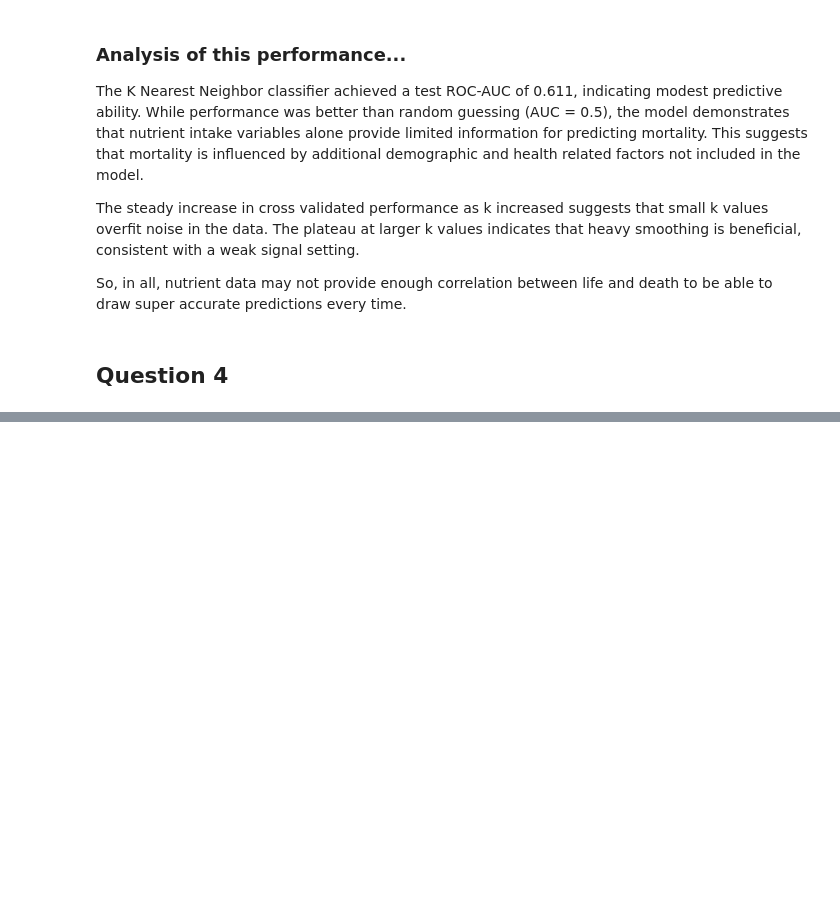
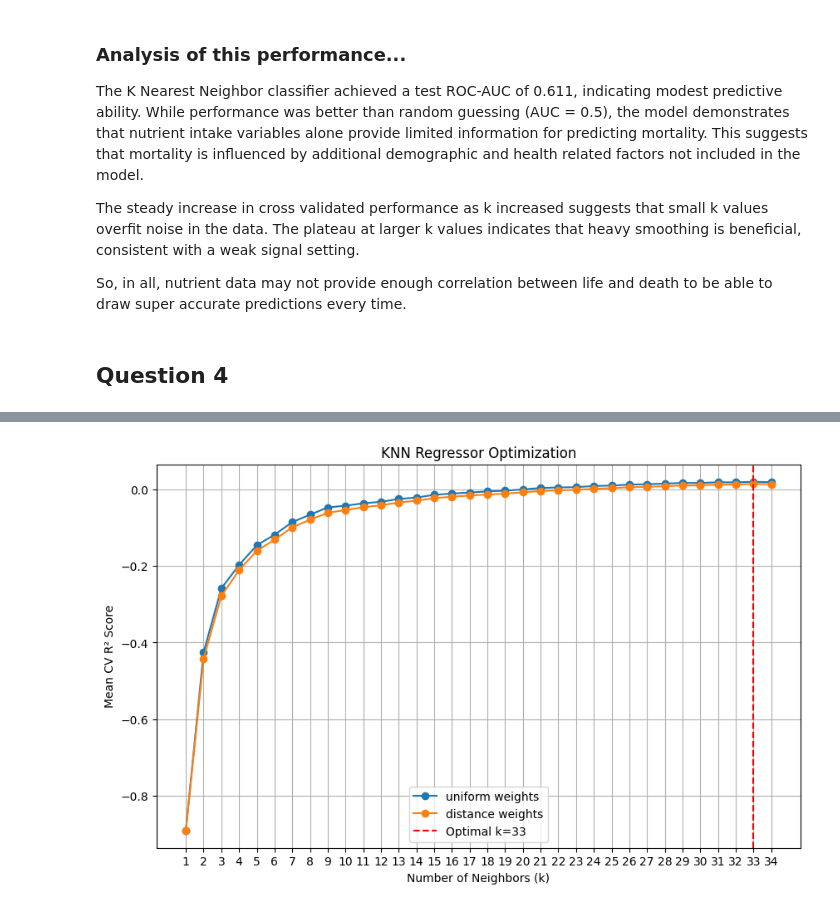
Before and after one commit to lainegoldmacher1/DS3021-project-1, a Jupyter notebook: project_1_bsds_part1.ipynb, the cells around one changed output, grey strips where cells are left out. Saved outputs shown, nothing was run; the diff lists cells and outputs as text; code cells hidden in the pictures; blank space fills up the shorter version.

```diff
--- a/project_1_bsds_part1.ipynb
+++ b/project_1_bsds_part1.ipynb
@@ -691,0 +745,33 @@ So, in all, nutrient data may not provide enough correlation between life and de
+# %%
+import matplotlib.pyplot as plt
+import numpy as np
+
+# extract results from GridSearchCV (done above)
+results = grid.cv_results_
+k_values = param_grid['n_neighbors']
+uniform_scores = []
+distance_scores = []
+
+# collect mean test scores for each weight type
+for k in k_values:
+    # uniform weights
+    mask_uniform = (results['param_n_neighbors'] == k) & (results['param_weights'] == 'uniform')
+    uniform_scores.append(results['mean_test_score'][mask_uniform][0])
+    # distance weights
+    mask_distance = (results['param_n_neighbors'] == k) & (results['param_weights'] == 'distance')
+    distance_scores.append(results['mean_test_score'][mask_distance][0])
+
+# plotted
+plt.figure(figsize=(10,6))
+plt.plot(k_values, uniform_scores, marker='o', label='uniform weights')
+plt.plot(k_values, distance_scores, marker='o', label='distance weights')
+plt.axvline(x=33, color='red', linestyle='--', label='Optimal k=33')
+plt.xlabel('Number of Neighbors (k)')
+plt.ylabel('Mean CV R² Score')
+plt.title('KNN Regressor Optimization')
+plt.xticks(k_values)
+plt.grid(True)
+plt.legend()
+plt.show()
+# %% [output]
+[figure, added]
```
Also changed, not shown: parts of 2 cells of this notebook.
